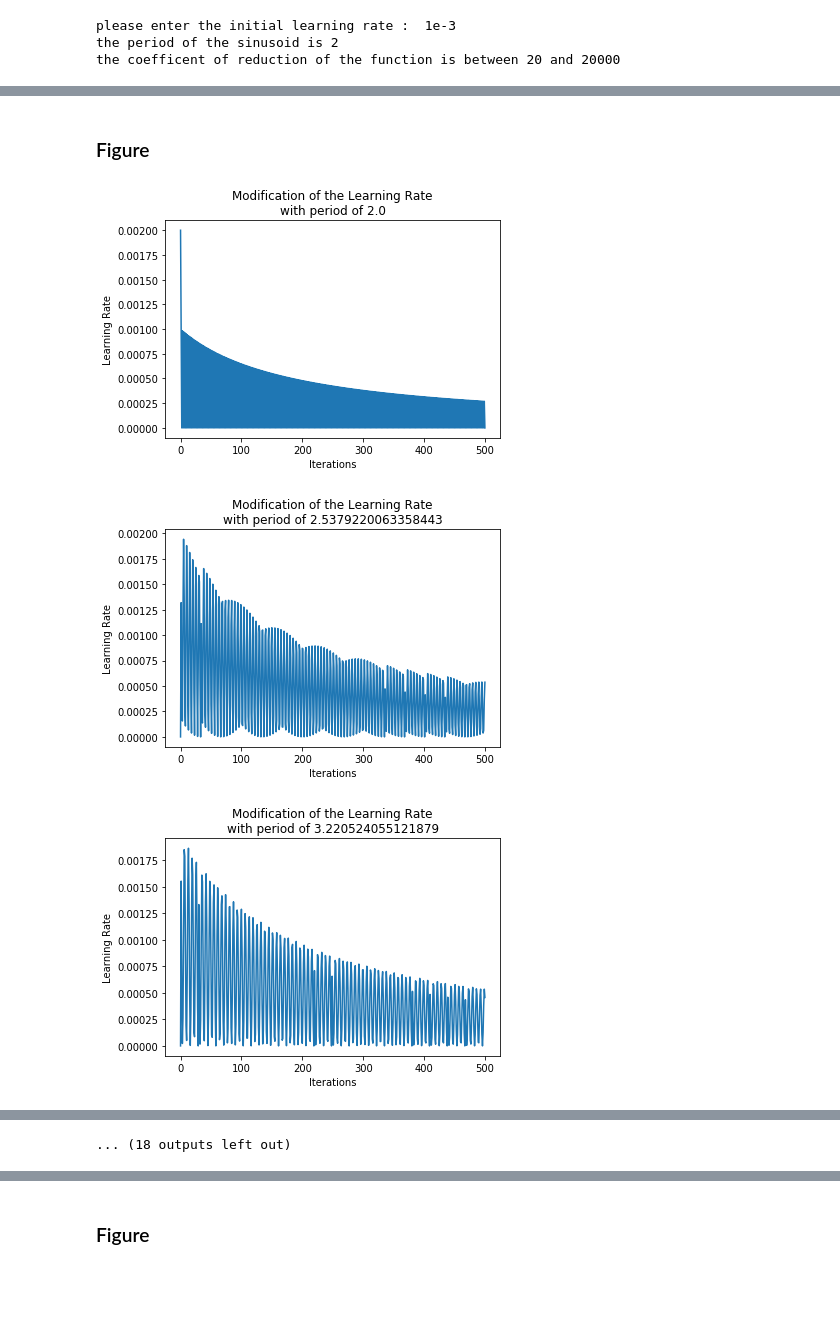
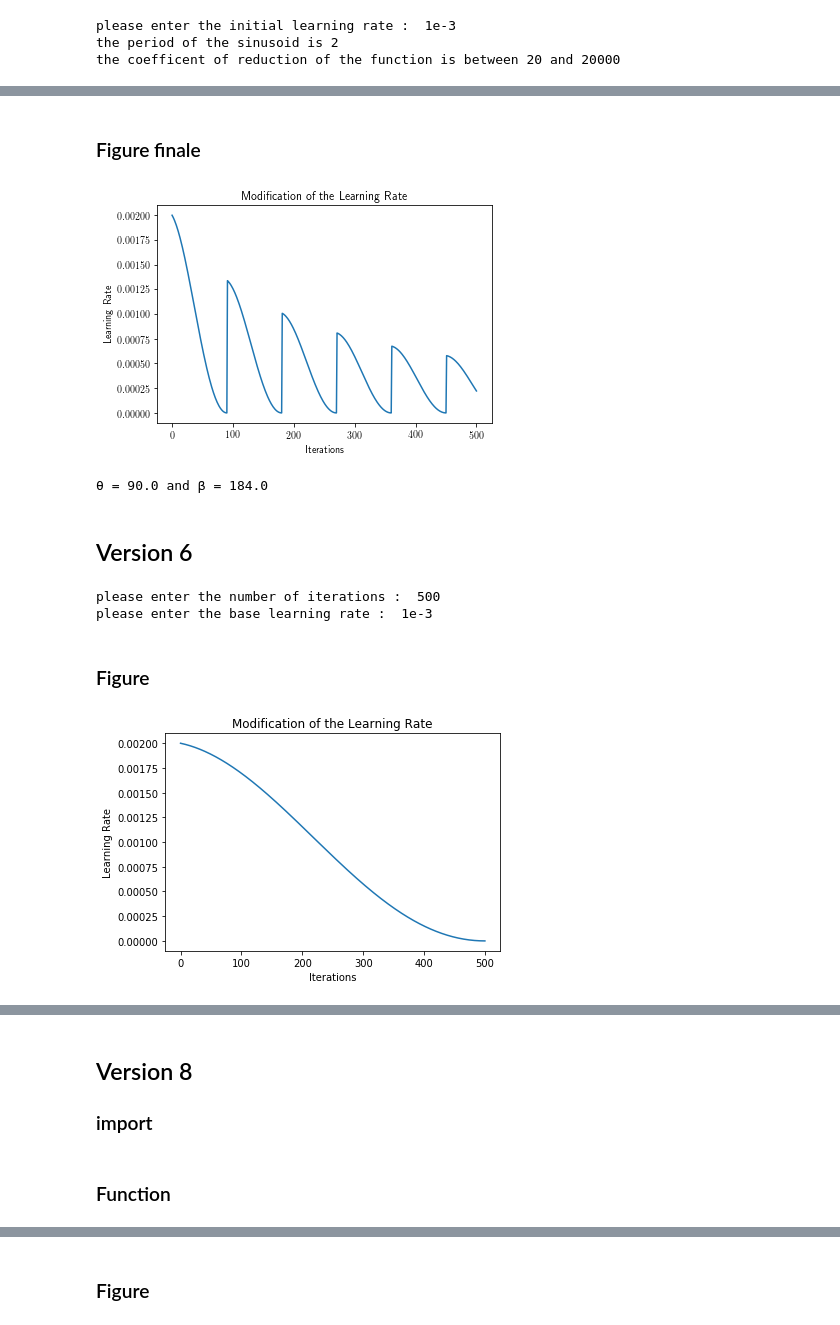
Before and after one commit to Dr3m0r4/traineeship, a Jupyter notebook: mmiv/lr_demo.ipynb, the cells around one changed output, grey strips where cells are left out. Cells and saved outputs as stored; diff of their text form; code cells hidden in the pictures; blank space fills up the shorter version.

```diff
--- a/mmiv/lr_demo.ipynb
+++ b/mmiv/lr_demo.ipynb
@@ -57,7 +135,9 @@ total = np.array(total)
 # %%
+plt.rc('text', usetex=True)
+
 for i in range(space.shape[0]) :
     plt.figure(i)
-    plt.title("Modification of the Learning Rate\nwith reduction coefficient of {}".format(space[i]))
+    plt.title(r'Modification of the Learning Rate\\\\with reduction coefficient of {} -- modification of $\beta$'.format(round(space[i], 2)))
     plt.plot(X, total[i])
     plt.xlabel("Iterations")
     plt.ylabel("Learning Rate")
@@ -99,0 +182,10 @@ total = np.array(total)
+# %%
+plt.rc('text', usetex=True)
+
+for i in range(space.shape[0]):
+    plt.figure()
+    plt.title(r"Modification of the Learning Rate\\\\with period of {} -- modification of $\theta$".format(round(space[i],2)))
+    plt.plot(X, total[i])
+    plt.xlabel("Iterations")
+    plt.ylabel("Learning Rate")
+    plt.show()
@@ -99,0 +222,16 @@ total = np.array(total)
+# %% [markdown]
+### Figure finale
+# %%
+plt.figure()
+plt.plot(X,Y)
+plt.title("Modification of the Learning Rate")
+plt.xlabel("Iterations")
+plt.ylabel("Learning Rate")
+plt.show()
+
+print('{} = {} and {} = {}'.format(Greek['theta'],theta,Greek['beta'] , beta))
+# %% [output]
+[figure, added]
+θ = 90.0 and β = 184.0
+# %% [markdown]
+## Version 6
@@ -100,14 +242,31 @@ total = np.array(total)
+# %%
+T = int(input('please enter the number of iterations : '))
+
+theta = float(T)
+beta = theta*3
+lmb = eval(input('please enter the base learning rate : '))
+
+fl = lambda x: lmb*(np.cos(x/theta*np.pi)+1)/(x/beta+1)
+
+X = range(T+1)
+Y = []
+
+for x in X :
+    Y.append(fl(x))
+
+X = np.array(X)
+Y = np.array(Y)
+# %% [output]
+please enter the number of iterations :  500
+please enter the base learning rate :  1e-3
 # %% [markdown]
 ### Figure
 # %%
-for i in range(space.shape[0]):
-    plt.figure()
-    plt.title("Modification of the Learning Rate\nwith period of {}".format(space[i]))
-    plt.plot(X, total[i])
-    plt.xlabel("Iterations")
-    plt.ylabel("Learning Rate")
-    plt.show()
+plt.figure()
+plt.plot(X,Y)
+plt.title("Modification of the Learning Rate")
+plt.xlabel("Iterations")
+plt.ylabel("Learning Rate")
+plt.show()
 # %% [output]
-[figure, old version]
+[figure, new version]
-[figure, removed]
-[figure, removed]
@@ -123 +273,3 @@ for i in range(space.shape[0]):
-... (18 outputs left out)
+# %% [markdown]
+## Version 8
+### import
@@ -124 +280,3 @@ for i in range(space.shape[0]):
+# %% [markdown]
+### Function
 # %%
```
Also changed, not shown: parts of 39 cells of this notebook, 2 other files.
